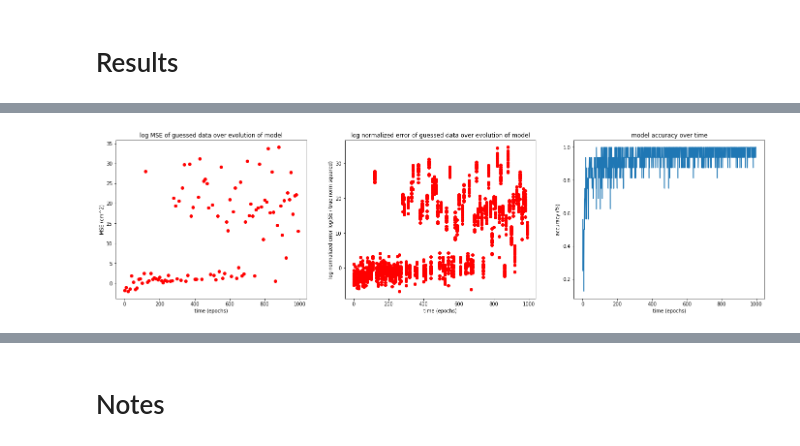
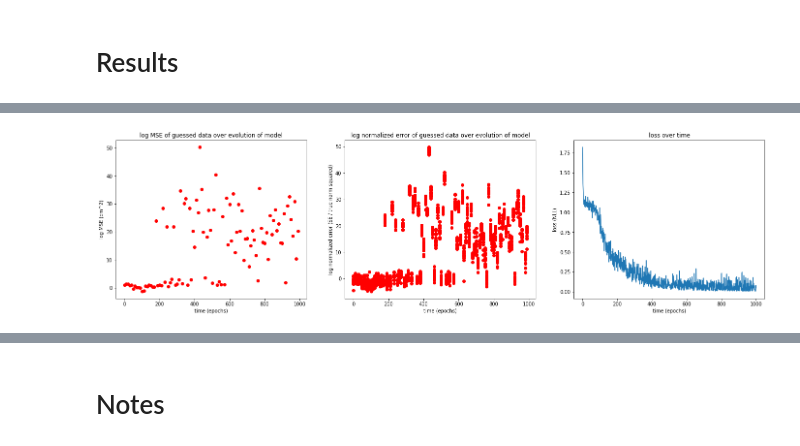
Before and after one commit to mgozon/DLG-UROP, a Jupyter notebook: Batch_DLG_Evolution_Iris_Dataset.ipynb, the cells around one changed output, grey strips where cells are left out. Drawn from its saved outputs; the diff is of its cells as text; code cells hidden in the pictures.

```diff
--- a/Batch_DLG_Evolution_Iris_Dataset.ipynb
+++ b/Batch_DLG_Evolution_Iris_Dataset.ipynb
@@ -197,7 +288,6 @@ score: 28/30
 # %%
-#@title compute specific batch of flowers
-# process input flowers and compute gradient of batch
-def batch_grad(flower_indices, verbose = 0):
+# process specific batch gradient of flowers
+def batch_grad(flower_indices):
     n = len(flower_indices)
     # flower_indices = torch.tensor(flower_indices)
 
@@ -210,8 +300,4 @@ def batch_grad(flower_indices, verbose = 0):
     batch_dy_dx = torch.autograd.grad(loss, net.parameters())
     original_dy_dx = list((_.detach().clone() for _ in batch_dy_dx)) # share the gradients with other clients
 
-    # verifying dy_dx is average of list of flowers
-    if (verbose >= 2):
-      print(original_dy_dx)
-
     return original_dy_dx, gt_data, gt_label
@@ -310,14 +362,14 @@ def train_net_Adam_DLG(train_data, train_target, batch_size = 32, epochs = 100,
     optimizer = torch.optim.Adam(net.parameters()) #lr=0.001)
 
     # statistics
-    accuracies = []
+    losses = []
     dlg_timestamps = []
     dlg_SEs = []
     dlg_MSE = []
     dlg_n_errors = []
     dlg_cos_angles = []
 
-    for epoch in range(epochs):
+    for epoch in trange(epochs):
         optimizer.zero_grad()
 
         rand_subset = list(RandomSampler(range(train_dst_len), num_samples=batch_size))
@@ -335,7 +387,7 @@ def train_net_Adam_DLG(train_data, train_target, batch_size = 32, epochs = 100,
         if (epoch%dlg_rate == 0):
             batch_dy_dx = torch.autograd.grad(loss, net.parameters(), retain_graph = True)
             original_dy_dx = list((_.detach().clone() for _ in batch_dy_dx)) # share the gradients with other clients
-            guess, steps = batch_DLG(original_dy_dx, batch_size, 4, 3, 1)
+            guess, steps = batch_DLG(original_dy_dx, batch_size, 4, 3, verbose=False)
             guess_perm = assign_guess(guess, gt_data, batch_size, verbose)
             SEs, MSE, n_errors, cos_angles = compute_stats(batch_size, guess_perm, gt_data)
             dlg_SEs.append(SEs)
@@ -344,9 +396,13 @@ def train_net_Adam_DLG(train_data, train_target, batch_size = 32, epochs = 100,
             dlg_cos_angles.append(cos_angles)
             dlg_timestamps.append(epoch)
 
+            if (verbose):
+                print('dlg results at epoch', epoch, '-', scaler.inverse_transform(gt_data.detach()), scaler.inverse_transform(guess_perm.detach()))
+
         # end of DLG ----------------------------------------------------------------
 
         # issue: running batch_DLG seems to ruin the stored gradients of the parameters
+        # consider creating a separate ml model and running dlg on that
         # inefficient - REMOVE -----------------------------------------------------------------------------
         optimizer.zero_grad()
         loss = criterion(output, gt_onehot_label)
@@ -358,10 +414,11 @@ def train_net_Adam_DLG(train_data, train_target, batch_size = 32, epochs = 100,
 
         optimizer.step()
 
-        batch_accuracy = torch.sum(torch.eq(torch.argmax(output, dim=1), gt_label)) / batch_size
-        accuracies.append(batch_accuracy)
+        #batch_accuracy = torch.sum(torch.eq(torch.argmax(output, dim=1), gt_label)) / batch_size
+        #accuracies.append(batch_accuracy)
+        losses.append(loss.detach())
 
-    return accuracies, dlg_timestamps, dlg_SEs, dlg_MSE, dlg_n_errors, dlg_cos_angles
+    return losses, dlg_timestamps, dlg_SEs, dlg_MSE, dlg_n_errors, dlg_cos_angles
 # %% [markdown]
 # Results
 # %%
@@ -370,7 +427,7 @@ net.apply(weights_init)
 epochs = 1000
 batch_size = 16
 dlg_rate = 10
-verbose = False
-accuracies, dlg_timestamps, dlg_SEs, dlg_MSE, dlg_n_errors, dlg_cos_angles = train_net_Adam_DLG(train_data, train_target, batch_size, epochs, verbose, dlg_rate)
-test_net(test_data, test_target, verbose = False)
+verbose = True
+losses, dlg_timestamps, dlg_SEs, dlg_MSE, dlg_n_errors, dlg_cos_angles = train_net_Adam_DLG(train_data, train_target, batch_size, epochs, verbose, dlg_rate)
+test_net(test_data, test_target)
 # %% [output]
@@ -378,19 +451,19 @@ score: 28/30
 # %%
 # create summary plots of MSE and normalized errors over time
 fig, axs = plt.subplots(1, 3, figsize=(24, 6))
 
 axs[0].plot(dlg_timestamps, torch.log(torch.tensor(dlg_MSE)), 'ro')
-axs[0].set(title='log MSE of guessed data over evolution of model', xlabel='time (epochs)', ylabel='MSE (cm^2)')
+axs[0].set(title='log MSE of guessed data over evolution of model', xlabel='time (epochs)', ylabel='log MSE (cm^2)')
 
 axs[1].plot(torch.tensor(dlg_timestamps).repeat_interleave(batch_size), torch.log(torch.tensor(dlg_n_errors).view(-1)), 'ro')
-axs[1].set(title='log normalized error of guessed data over evolution of model', xlabel='time (epochs)', ylabel='log normalized error log(SE / true norm squared)')
+axs[1].set(title='log normalized error of guessed data over evolution of model', xlabel='time (epochs)', ylabel='log normalized error (SE / true norm squared)')
 
-axs[2].plot(list(range(epochs)), accuracies)
-axs[2].set(title='model accuracy over time', xlabel='time (epochs)', ylabel='accuracy (%)')
+axs[2].plot(list(range(epochs)), losses)
+axs[2].set(title='loss over time', xlabel='time (epochs)', ylabel='loss (NLL)')
 
-plt.savefig('train_DLG_1000.png', dpi=300)
+plt.savefig('train_DLG_16.png', dpi=300)
 # %% [output]
-[figure, old version]
+[figure, new version]
 # %%
 # evolution of SEs, normalized errors, cosine distances
 fig, axs = plt.subplots(len(dlg_timestamps), 3, sharex='col', figsize=(24, len(dlg_timestamps)*4))
```
Also changed, not shown: parts of 17 cells of this notebook.
